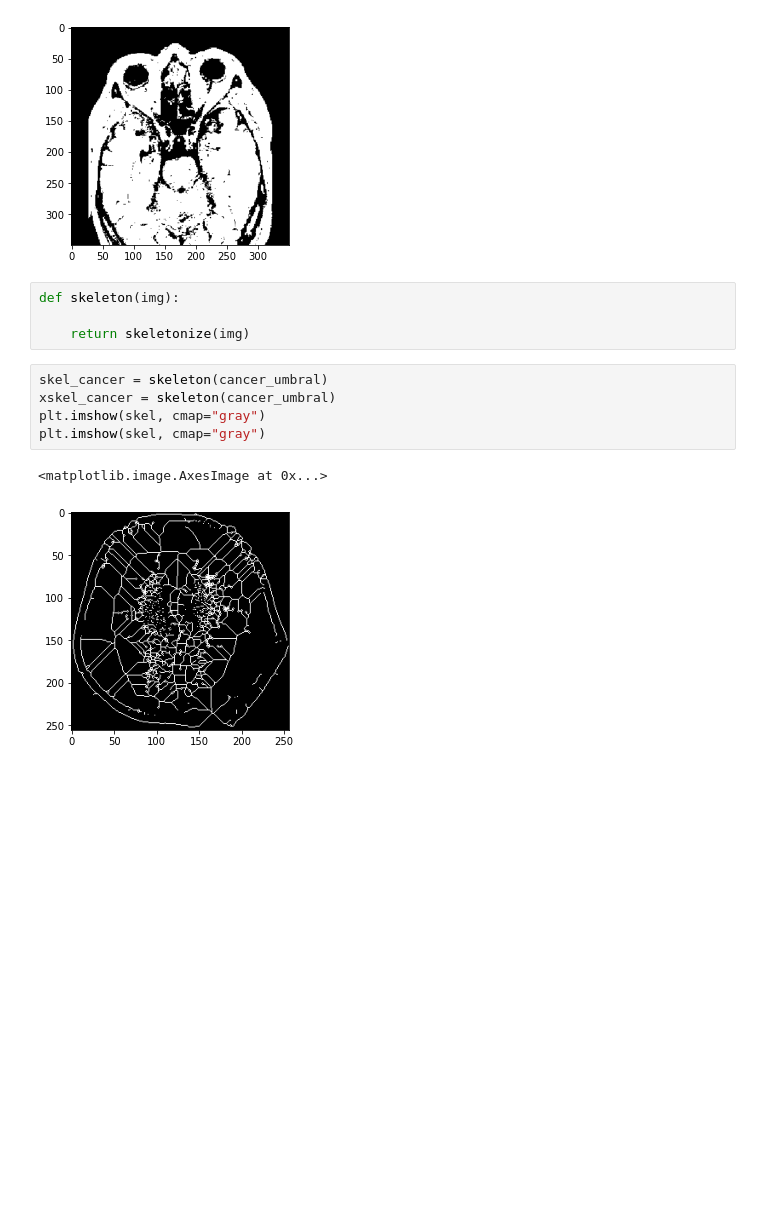
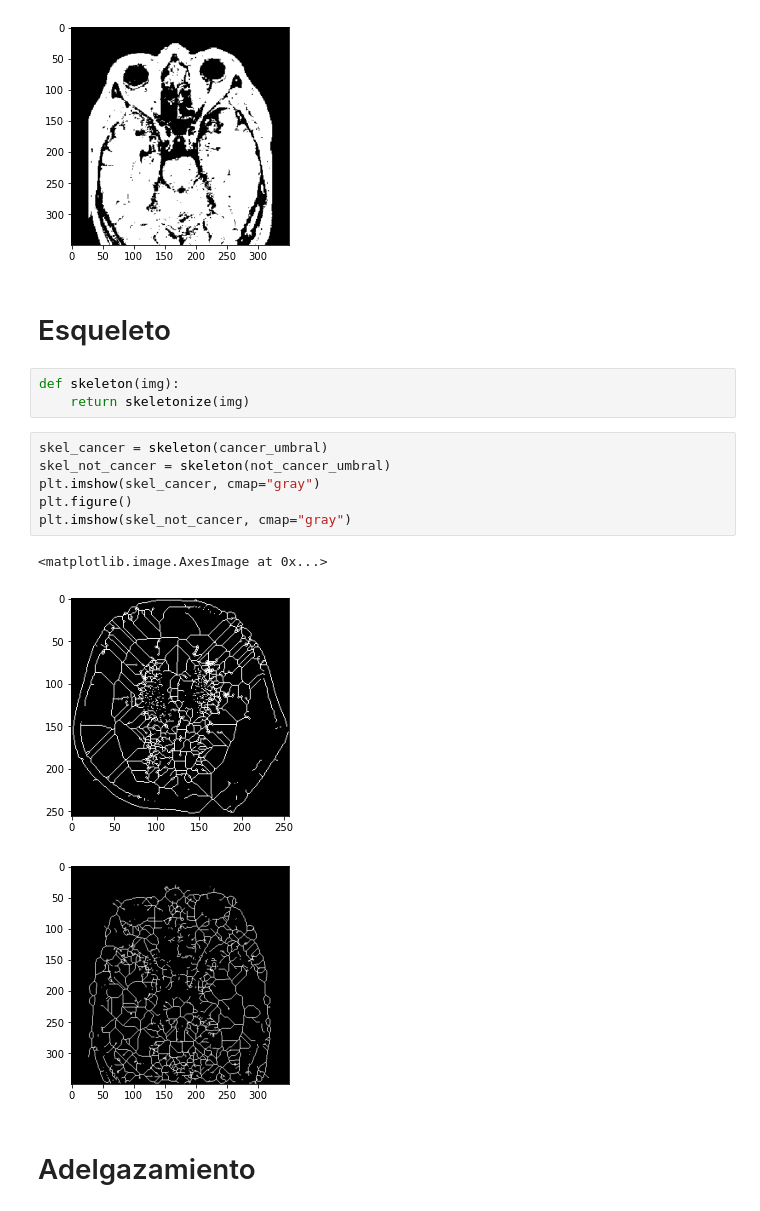
Before and after one commit to briansaiz/tenicas-ia-opencv, a Jupyter notebook: Tecnicas de IA/Taller 3/Taller 3.ipynb, the cells around one changed output. Saved outputs shown, nothing was run; the diff lists cells and outputs as text; blank space fills up the shorter version.

```diff
--- a/Tecnicas de IA/Taller 3/Taller 3.ipynb
+++ b/Tecnicas de IA/Taller 3/Taller 3.ipynb
@@ -40,15 +40,20 @@ plt.imshow(not_cancer_umbral, cmap="gray")
 <matplotlib.image.AxesImage at 0x...>
 [figure]
 [figure]
+# %% [markdown]
+# Esqueleto
 # %%
 def skeleton(img):
-
     return skeletonize(img)
 # %%
 skel_cancer = skeleton(cancer_umbral)
-xskel_cancer = skeleton(cancer_umbral)
-plt.imshow(skel, cmap="gray")
-plt.imshow(skel, cmap="gray")
+skel_not_cancer = skeleton(not_cancer_umbral)
+plt.imshow(skel_cancer, cmap="gray")
+plt.figure()
+plt.imshow(skel_not_cancer, cmap="gray")
 # %% [output]
 <matplotlib.image.AxesImage at 0x...>
 [figure]
+[figure, added]
+# %% [markdown]
+# Adelgazamiento
```
Also changed, not shown: parts of 8 cells of this notebook.
